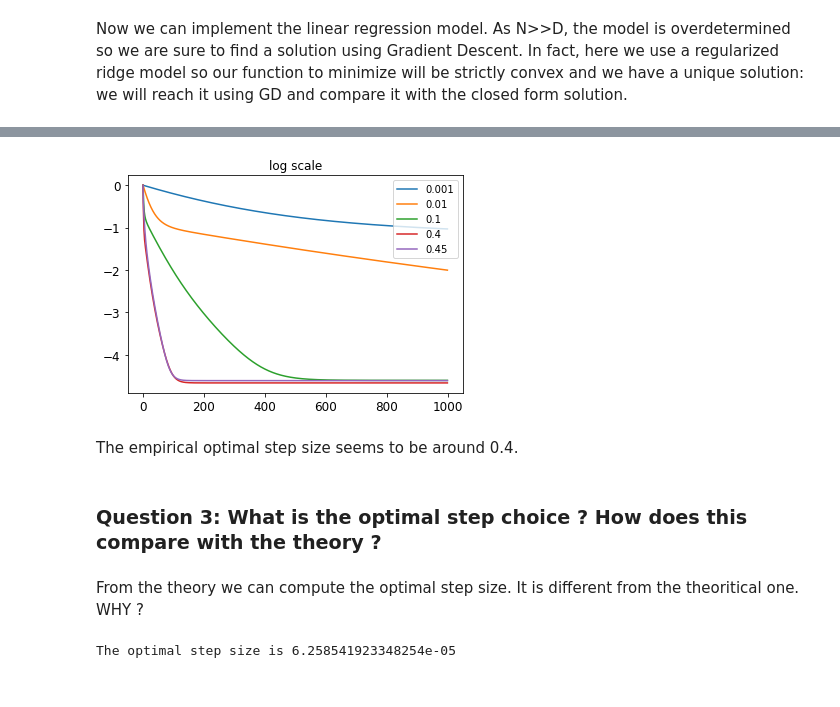
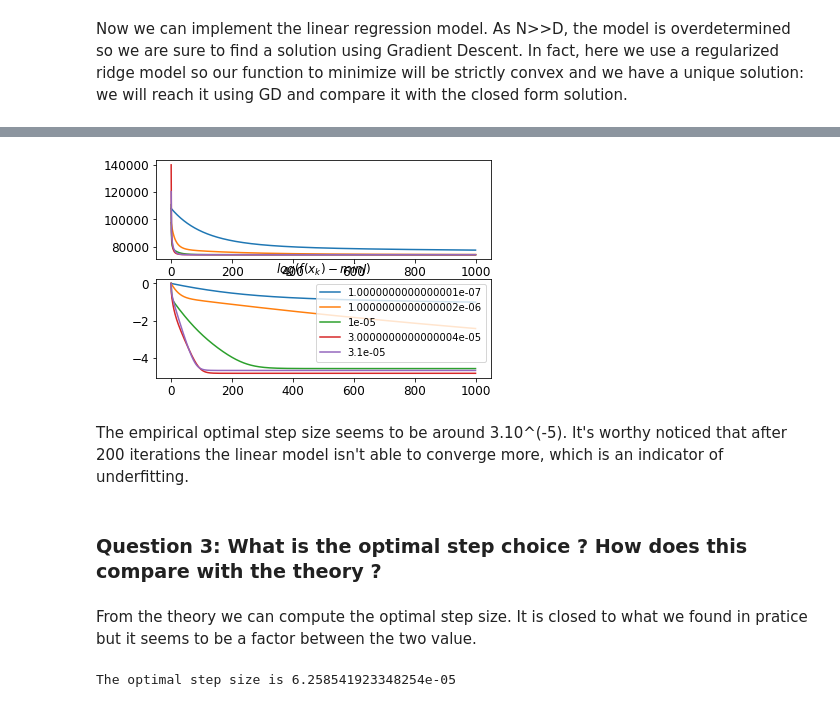
Before and after one commit to kunschg/Optimization-for-ML-, a Jupyter notebook: Part1-gradient-descent.ipynb, the cells around one changed output, grey strips where cells are left out. Cells and saved outputs as stored; diff of their text form; code cells hidden in the pictures.

```diff
--- a/Part1-gradient-descent.ipynb
+++ b/Part1-gradient-descent.ipynb
@@ -185,38 +126,16 @@ For a step size too high (in our case 1), the GD method diverges towards infinit
 
 Below, we provide convergence rate for various step sizes.
-# %%
-niter = 1000
-ridge_parameter = 0.2
-flist = np.zeros((niter,1))
-
-step_size_mult = [0.001,0.01,0.1,0.4,0.45]
-
-xopt = np.linalg.solve( A_train.transpose().dot(A_train) + ridge_parameter*np.eye(D), A_train.transpose().dot(Y_train) )
-plt.clf
-
-fig, ax  = plt.subplots(1, 1)
-
-for istep in np.arange(0,5):
-    step_size = step_size_mult[istep]
-
-    x = np.random.rand(D) #because x takes in account no bias
-    for i in np.arange(0,niter):
-        flist[i] = (1/N_TRAIN)*np.linalg.norm(np.dot(A_train,x)-Y_train)**2 + (1/N_TRAIN)*ridge_parameter*x.transpose().dot(x)
-        grad = (2/N_TRAIN)*A_train.T.dot(np.dot(A_train,x)-Y_train)+(2/N_TRAIN)*ridge_parameter*x
-        x = x - step_size*grad
-    #plt.subplot(2,1,2)
-    e = np.log10( flist - (1/N_TRAIN)*np.linalg.norm(np.dot(A_train,xopt)-Y_train)**2 + (1/N_TRAIN)*ridge_parameter*xopt.transpose().dot(xopt) +1e-20)
-    ax.plot(e-e[0], label=str(step_size_mult[istep]))
-    ax.axis('tight')
-    leg = ax.legend()
-    #ax2.legend( str( tau_mult[itau] ) )
-    plt.title('log scale')
-# %% [output]
-[figure, removed]
-# %% [markdown]
-The empirical optimal step size seems to be around 0.4.
+# %%
+niter = 1000
+ridge_parameter = 0.2
+plot_convergence_rate(A_train,Y_train, niter, ridge_parameter)
+# %% [output]
+[figure, added]
+# %% [markdown]
+The empirical optimal step size seems to be around 3.10^(-5).
+It's worthy noticed that after 200 iterations the linear model isn't able to converge more, which is an indicator of underfitting.
 # %% [markdown]
 ### Question 3: What is the optimal step choice ? How does this compare with the theory ?
 # %% [markdown]
-From the theory we can compute the optimal step size. It is different from the theoritical one. WHY ?
+From the theory we can compute the optimal step size. It is closed to what we found in pratice but it seems to be a factor between the two value.
 # %%
```
Also changed, not shown: parts of 14 cells of this notebook, 2 other files.
